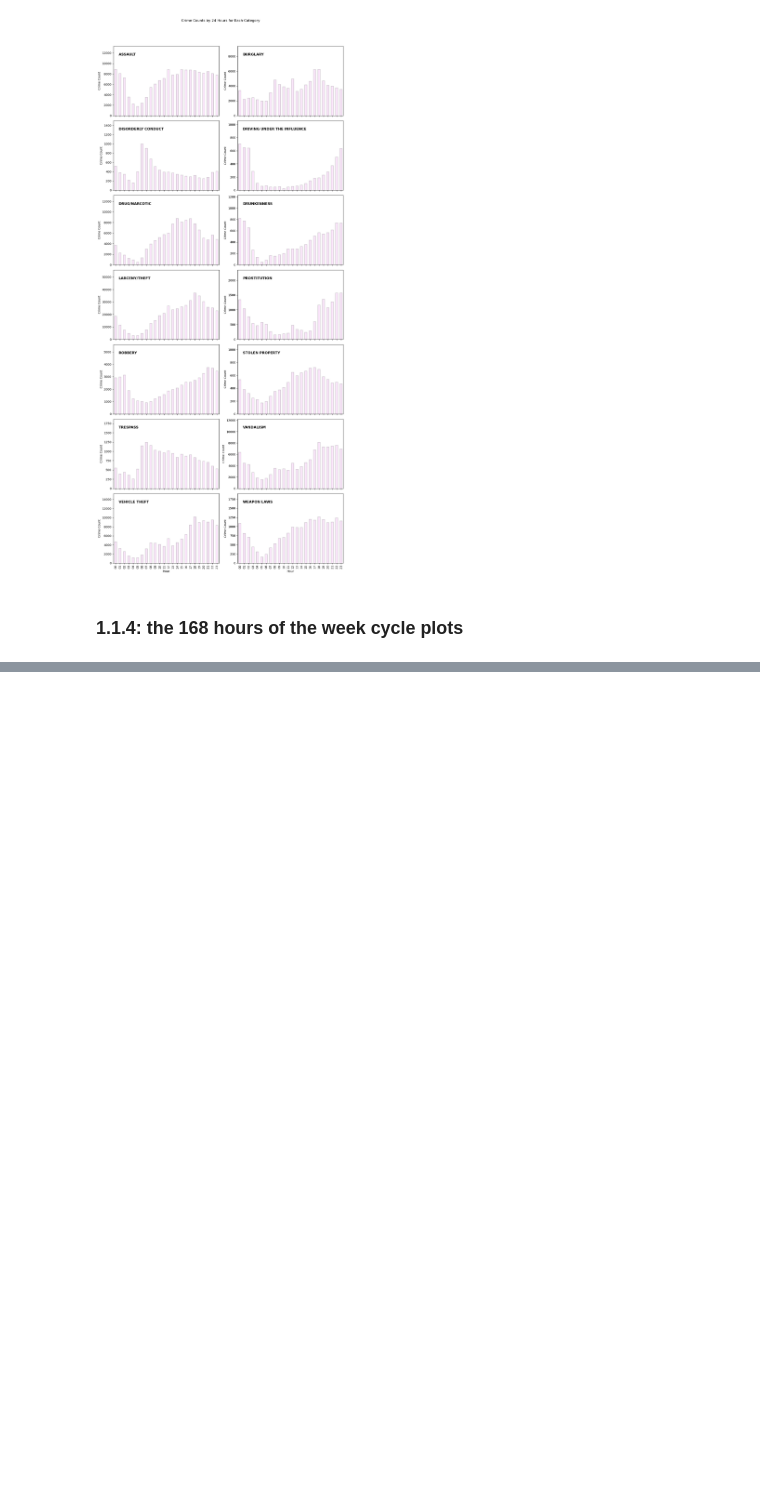
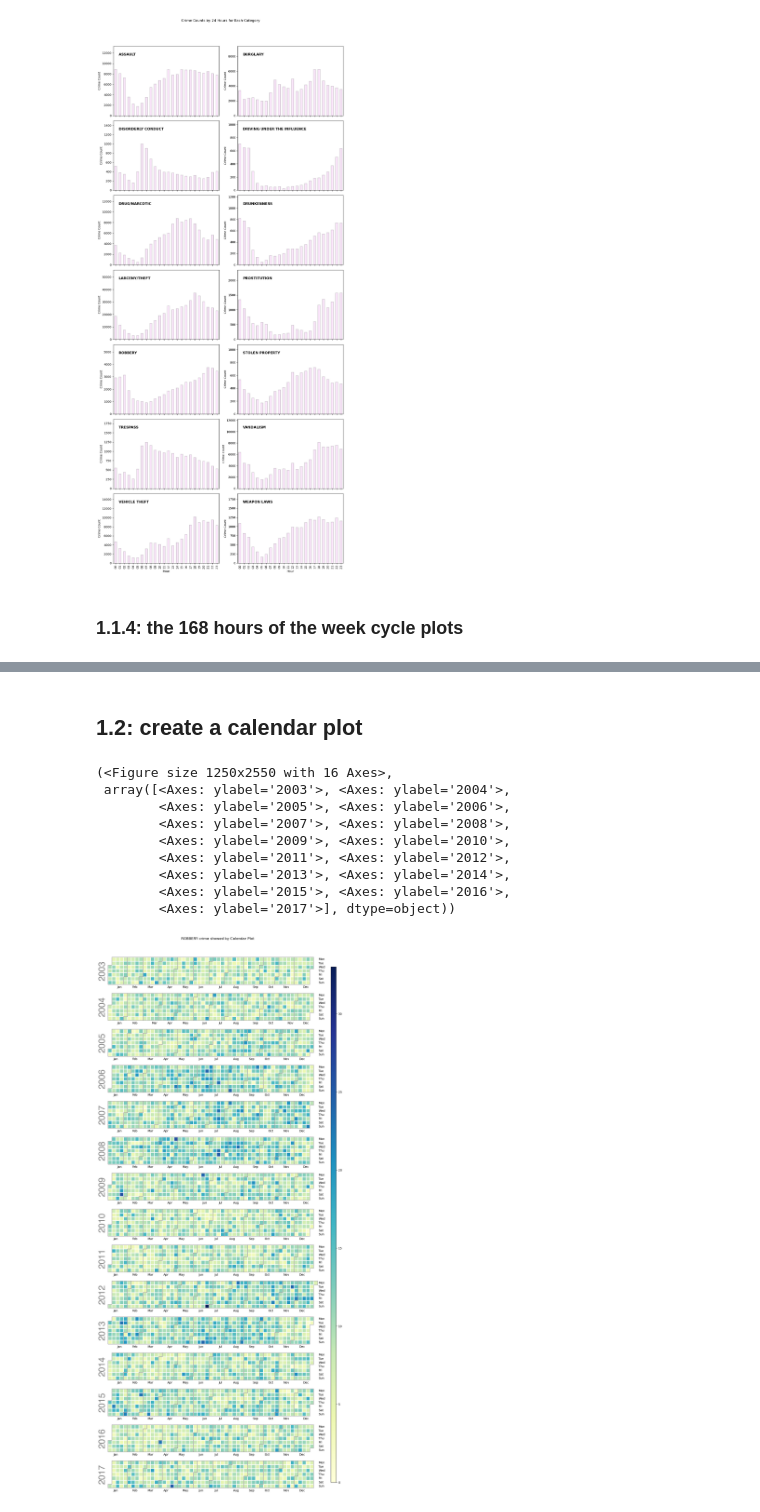
Before and after one commit to shakirmshaker/SocialDataGroup4, a Jupyter notebook: assignment1.ipynb, the cells around one changed output, grey strips where cells are left out. Saved outputs shown, nothing was run; the diff lists cells and outputs as text; code cells hidden in the pictures; blank space fills up the shorter version.

```diff
--- a/assignment1.ipynb
+++ b/assignment1.ipynb
@@ -183,0 +186,32 @@ plt.show()
+# %% [markdown]
+## 1.2: create a calendar plot
+# %%
+import calplot
+import pandas as pd
+import matplotlib.pyplot as plt
+pd.options.mode.copy_on_write = True # used for ingoring warning
+
+# read data, then filter date from 2003-2017
+src_data =  pd.read_csv('/Users/green/Downloads/Police_Department_Incident_Reports__Historical_2003_to_May_2018_20240214.csv')
+src_data['Date'] = pd.to_datetime(src_data['Date'], format='%m/%d/%Y')
+required_range_data = src_data[(src_data['Date'] >= '2003-01-01') & (src_data['Date'] <= '2017-12-31')]
+# choose a crime type
+chosen_crime= set(['ROBBERY'])
+data = required_range_data[required_range_data['Category'].isin(chosen_crime)]
+
+# statistics
+daily_counts = data['Date'].value_counts().sort_index()
+
+#show
+calplot.calplot(daily_counts, cmap='YlGnBu', colorbar=True, suptitle='ROBBERY crime showed by Calendar Plot')
+# %% [output]
+(<Figure size 1250x2550 with 16 Axes>,
+ array([<Axes: ylabel='2003'>, <Axes: ylabel='2004'>,
+        <Axes: ylabel='2005'>, <Axes: ylabel='2006'>,
+        <Axes: ylabel='2007'>, <Axes: ylabel='2008'>,
+        <Axes: ylabel='2009'>, <Axes: ylabel='2010'>,
+        <Axes: ylabel='2011'>, <Axes: ylabel='2012'>,
+        <Axes: ylabel='2013'>, <Axes: ylabel='2014'>,
+        <Axes: ylabel='2015'>, <Axes: ylabel='2016'>,
+        <Axes: ylabel='2017'>], dtype=object))
+[figure, added]
```
Also changed, not shown: parts of 3 cells of this notebook.
